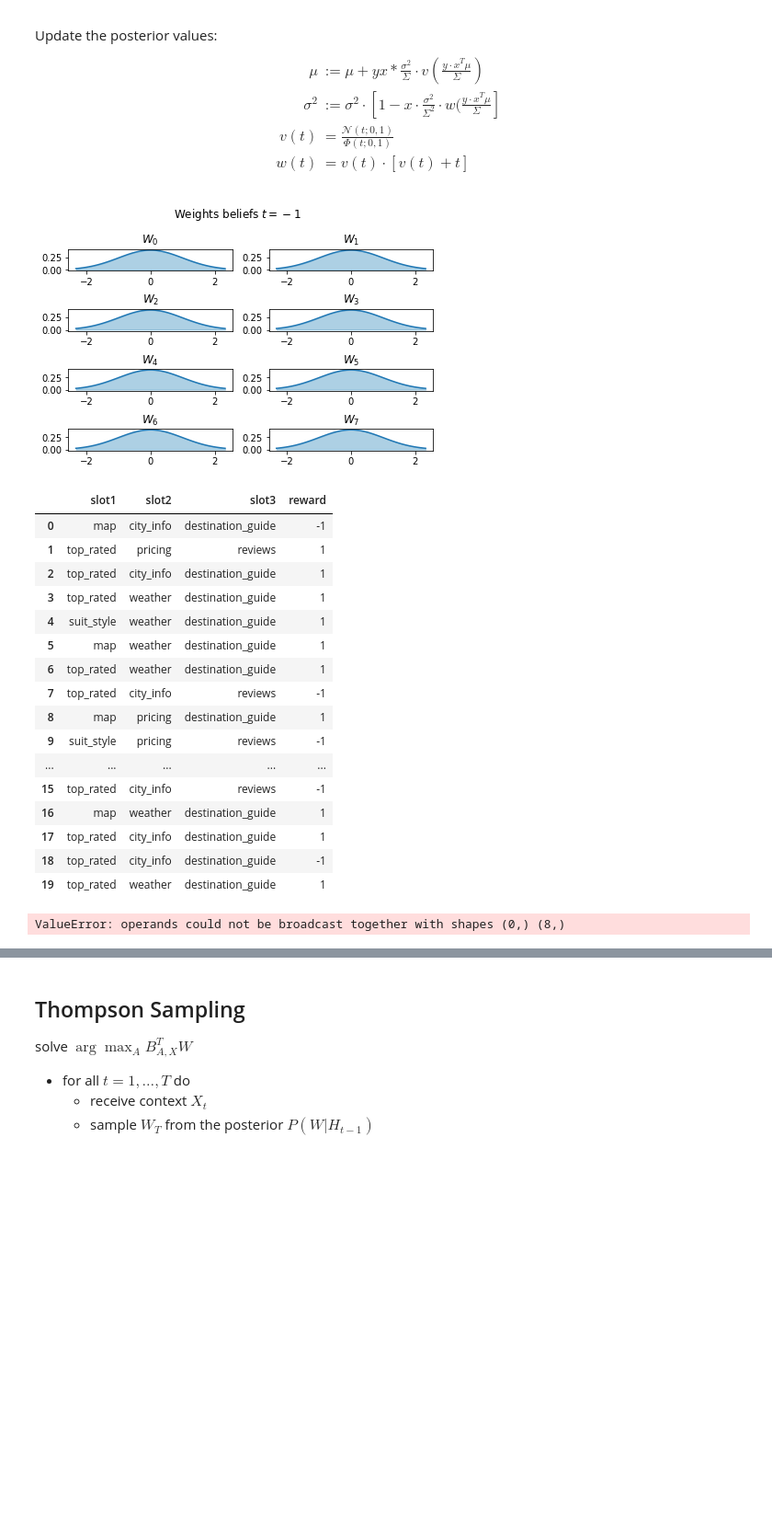
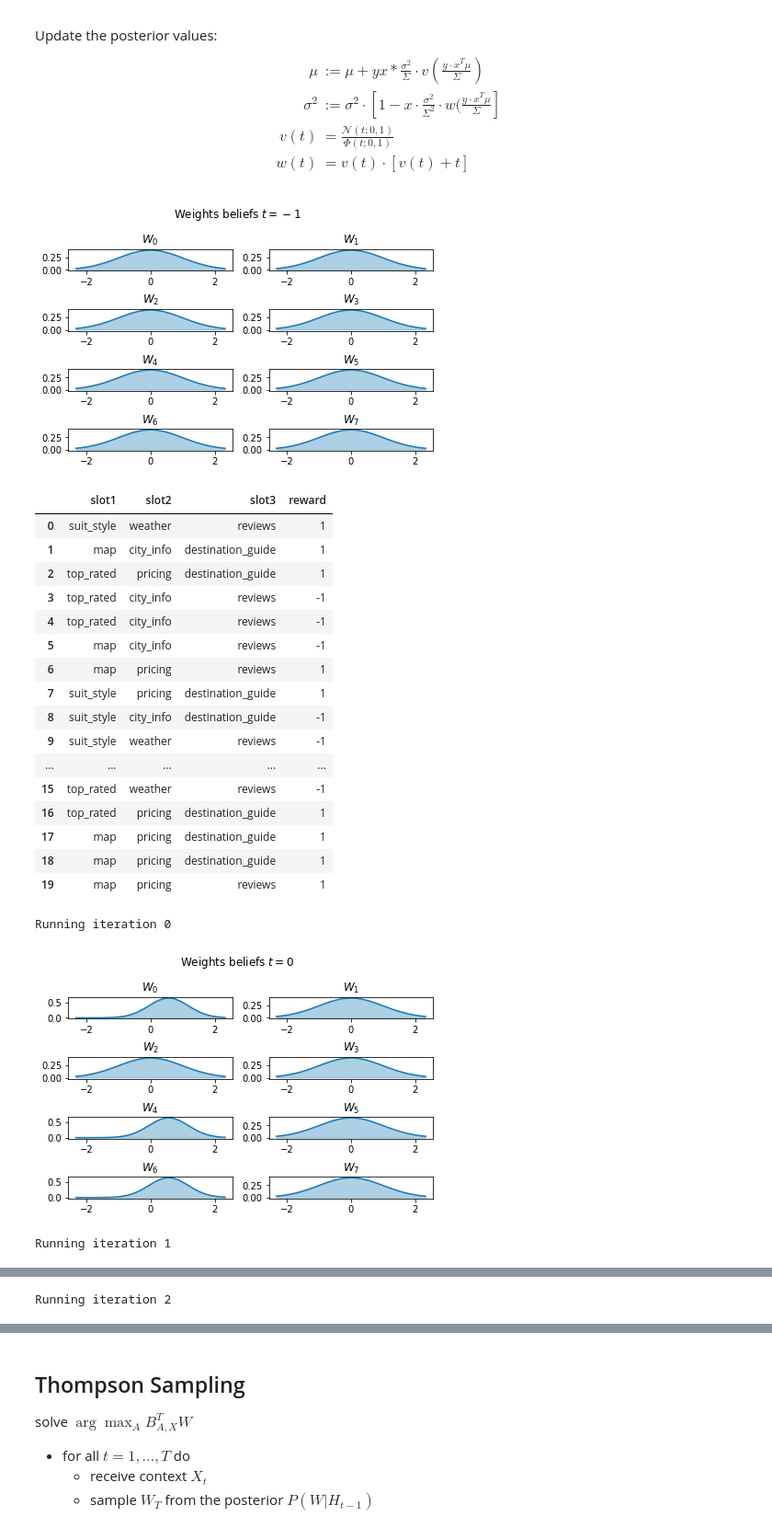
Before and after one commit to rfdickerson/multiarmed-bandits, a Jupyter notebook: Contextual Bandits.ipynb, the cells around one changed output, grey strips where cells are left out. Shown: that part at 92% size. Drawn from its saved outputs; the diff is of its cells as text; code cells hidden in the pictures; blank space fills up the shorter version.

```diff
--- a/Contextual Bandits.ipynb
+++ b/Contextual Bandits.ipynb
@@ -134,5 +134,10 @@ display(H_slots)
 
 H = simulate(H)
 display(H)
+
+H = pd.DataFrame(data=data, columns=["slot1", "slot2", "slot3"], dtype='category')
+H["slot1"] = H["slot1"].cat.set_categories(choices_slot_1)
+H["slot2"] = H["slot2"].cat.set_categories(choices_slot_2)
+H["slot3"] = H["slot3"].cat.set_categories(choices_slot_3)
 # %% [output]
 |  | slot1 | slot2 | slot3 | reward |
@@ -265,47 +270,48 @@ def plot_weights(mu, sigma, t):
 # %%
 # time iterations
 t = 4
 
 # number of dimensions
 d = 8
 
 mu = np.zeros(d, np.float32)
 sigma = np.ones(d, np.float32)
 
 plot_weights(mu, sigma, -1)
 
 H = simulate(H)
 display(H)
 
 features = to_features(H)
 
 for i in range(t):
+    print("Running iteration {}".format(i))
     row = H.iloc[i]
-    feature = features.iloc[i].to_list()
+    feature = np.array(features.iloc[i].to_list())
     reward = row['reward']
-
-    display(mu + sigma)
 
     mu, sigma = update(mu, sigma, feature, reward)
 
     plot_weights(mu, sigma, i)
 # %% [output]
 [figure]
 |  | slot1 | slot2 | slot3 | reward |
-| 0 | map | city_info | destination_guide | -1 |
-| 1 | top_rated | pricing | reviews | 1 |
-| 2 | top_rated | city_info | destination_guide | 1 |
-| 3 | top_rated | weather | destination_guide | 1 |
-| 4 | suit_style | weather | destination_guide | 1 |
-| 5 | map | weather | destination_guide | 1 |
-| 6 | top_rated | weather | destination_guide | 1 |
-| 7 | top_rated | city_info | reviews | -1 |
-| 8 | map | pricing | destination_guide | 1 |
-| 9 | suit_style | pricing | reviews | -1 |
+| 0 | suit_style | weather | reviews | 1 |
+| 1 | map | city_info | destination_guide | 1 |
+| 2 | top_rated | pricing | destination_guide | 1 |
+| 3 | top_rated | city_info | reviews | -1 |
+| 4 | top_rated | city_info | reviews | -1 |
+| 5 | map | city_info | reviews | -1 |
+| 6 | map | pricing | reviews | 1 |
+| 7 | suit_style | pricing | destination_guide | 1 |
+| 8 | suit_style | city_info | destination_guide | -1 |
+| 9 | suit_style | weather | reviews | -1 |
 | ... | ... | ... | ... | ... |
-| 15 | top_rated | city_info | reviews | -1 |
-| 16 | map | weather | destination_guide | 1 |
-| 17 | top_rated | city_info | destination_guide | 1 |
-| 18 | top_rated | city_info | destination_guide | -1 |
-| 19 | top_rated | weather | destination_guide | 1 |
+| 15 | top_rated | weather | reviews | -1 |
+| 16 | top_rated | pricing | destination_guide | 1 |
+| 17 | map | pricing | destination_guide | 1 |
+| 18 | map | pricing | destination_guide | 1 |
+| 19 | map | pricing | reviews | 1 |
-ValueError: operands could not be broadcast together with shapes (0,) (8,)
+Running iteration 0
+[figure, added]
+Running iteration 1
@@ -311,0 +319 @@ ValueError: operands could not be broadcast together with shapes (0,) (8,)
+Running iteration 2
```
Also changed, not shown: parts of 6 cells of this notebook.
